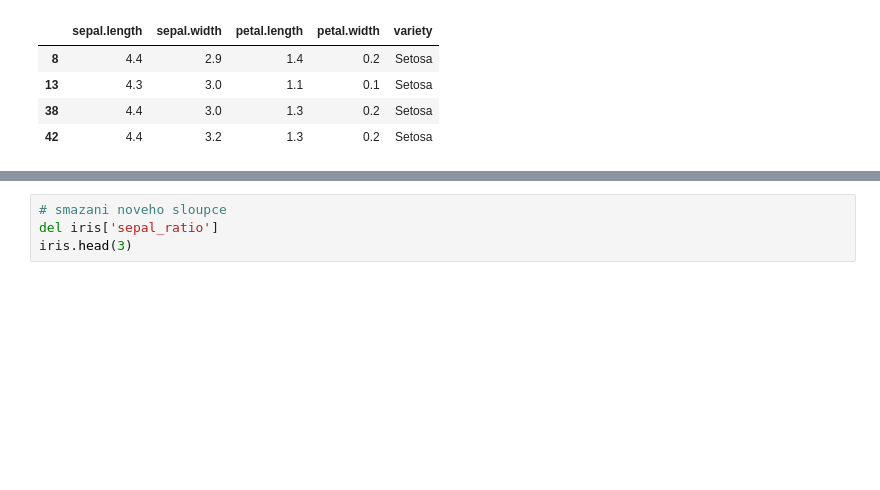
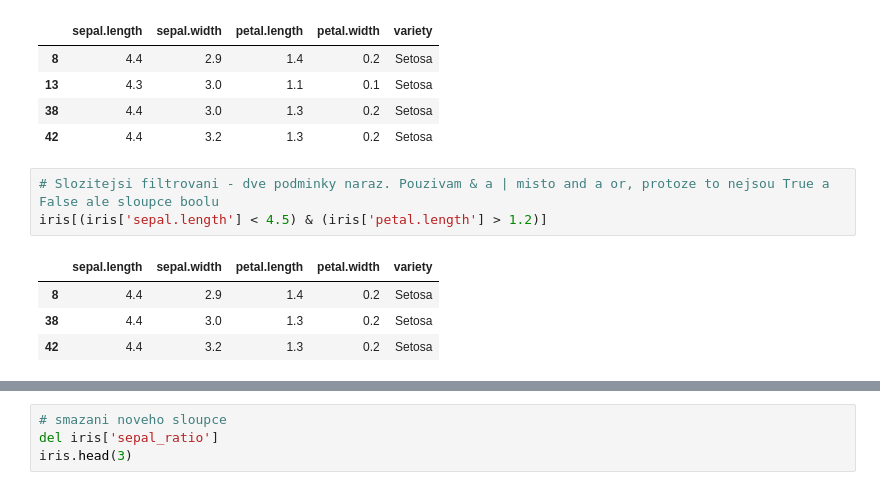
Before and after one commit to gabikadlecova/inspinature, a Jupyter notebook: cz/01-intro/introduction.ipynb, the cells around one changed output, grey strips where cells are left out. Drawn from its saved outputs; the diff is of its cells as text; blank space fills up the shorter version.

```diff
--- a/cz/01-intro/introduction.ipynb
+++ b/cz/01-intro/introduction.ipynb
@@ -432,3 +516,11 @@ iris[iris['sepal.length'] < 4.5]
 | 13 | 4.3 | 3.0 | 1.1 | 0.1 | Setosa |
 | 38 | 4.4 | 3.0 | 1.3 | 0.2 | Setosa |
 | 42 | 4.4 | 3.2 | 1.3 | 0.2 | Setosa |
+# %%
+# Slozitejsi filtrovani - dve podminky naraz. Pouzivam & a | misto and a or, protoze to nejsou True a False ale sloupce boolu
+iris[(iris['sepal.length'] < 4.5) & (iris['petal.length'] > 1.2)]
+# %% [output]
+|  | sepal.length | sepal.width | petal.length | petal.width | variety |
+| 8 | 4.4 | 2.9 | 1.4 | 0.2 | Setosa |
+| 38 | 4.4 | 3.0 | 1.3 | 0.2 | Setosa |
+| 42 | 4.4 | 3.2 | 1.3 | 0.2 | Setosa |
```
Also changed, not shown: parts of 37 cells of this notebook, 3 other files.
